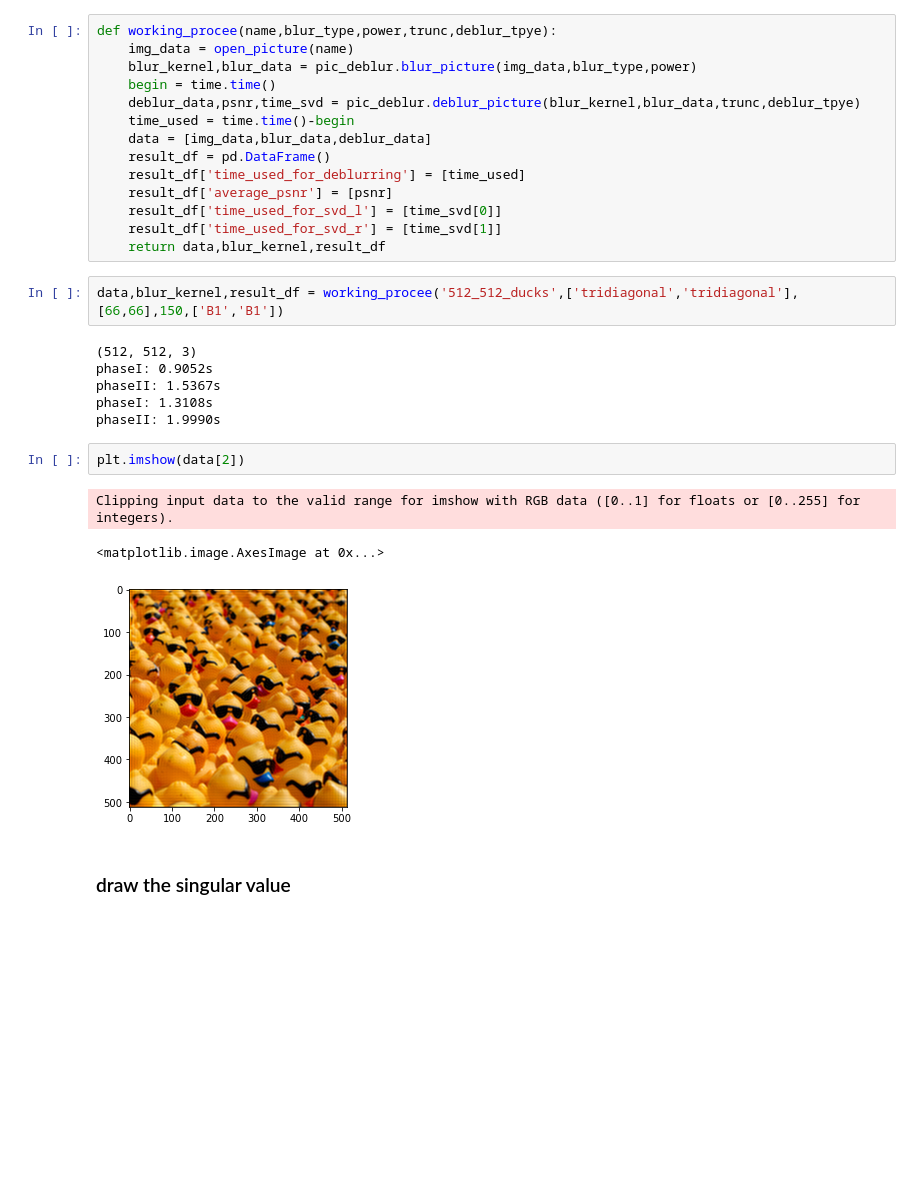
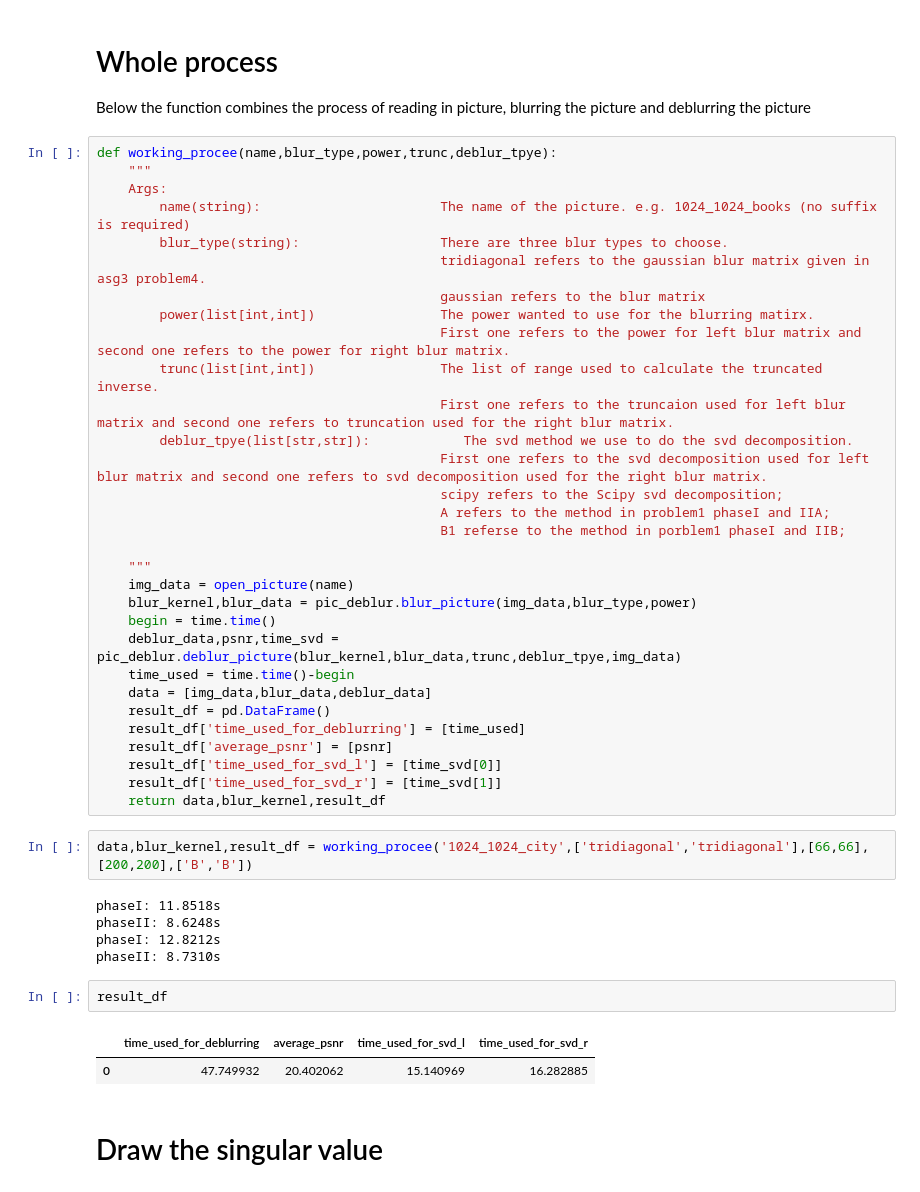
Before and after one commit to Linnore/DDA3005_114514, a Jupyter notebook: problem2.ipynb, the cells around one changed output. Cells and saved outputs as stored; diff of their text form; blank space fills up the shorter version.

```diff
--- a/problem2.ipynb
+++ b/problem2.ipynb
@@ -30,31 +32,50 @@ def open_picture(name:str):
     return img
-# %%
-def working_procee(name,blur_type,power,trunc,deblur_tpye):
-    img_data = open_picture(name)
-    blur_kernel,blur_data = pic_deblur.blur_picture(img_data,blur_type,power)
-    begin = time.time()
-    deblur_data,psnr,time_svd = pic_deblur.deblur_picture(blur_kernel,blur_data,trunc,deblur_tpye)
-    time_used = time.time()-begin
-    data = [img_data,blur_data,deblur_data]
-    result_df = pd.DataFrame()
-    result_df['time_used_for_deblurring'] = [time_used]
-    result_df['average_psnr'] = [psnr]
-    result_df['time_used_for_svd_l'] = [time_svd[0]]
-    result_df['time_used_for_svd_r'] = [time_svd[1]]
-    return data,blur_kernel,result_df
+# %% [markdown]
+# Whole process
+
+Below the function combines the process of reading in picture, blurring the picture and deblurring the picture
+# %%
+def working_procee(name,blur_type,power,trunc,deblur_tpye):
+    """
+    Args:
+        name(string):                       The name of the picture. e.g. 1024_1024_books (no suffix is required)
+        blur_type(string):                  There are three blur types to choose.
+                                            tridiagonal refers to the gaussian blur matrix given in asg3 problem4.
+                                            gaussian refers to the blur matrix
+        power(list[int,int])                The power wanted to use for the blurring matirx.
+                                            First one refers to the power for left blur matrix and second one refers to the power for right blur matrix.
+        trunc(list[int,int])                The list of range used to calculate the truncated inverse.
+                                            First one refers to the truncaion used for left blur matrix and second one refers to truncation used for the right blur matrix.
+        deblur_tpye(list[str,str]):            The svd method we use to do the svd decomposition.
+                                            First one refers to the svd decomposition used for left blur matrix and second one refers to svd decomposition used for the right blur matrix.
+                                            scipy refers to the Scipy svd decomposition;
+                                            A refers to the method in problem1 phaseI and IIA;
+                                            B1 referse to the method in porblem1 phaseI and IIB;
+
+    """
+    img_data = open_picture(name)
+    blur_kernel,blur_data = pic_deblur.blur_picture(img_data,blur_type,power)
+    begin = time.time()
+    deblur_data,psnr,time_svd = pic_deblur.deblur_picture(blur_kernel,blur_data,trunc,deblur_tpye,img_data)
+    time_used = time.time()-begin
+    data = [img_data,blur_data,deblur_data]
+    result_df = pd.DataFrame()
+    result_df['time_used_for_deblurring'] = [time_used]
+    result_df['average_psnr'] = [psnr]
+    result_df['time_used_for_svd_l'] = [time_svd[0]]
+    result_df['time_used_for_svd_r'] = [time_svd[1]]
+    return data,blur_kernel,result_df
 # %%
-data,blur_kernel,result_df = working_procee('512_512_ducks',['tridiagonal','tridiagonal'],[66,66],150,['B1','B1'])
+data,blur_kernel,result_df = working_procee('1024_1024_city',['tridiagonal','tridiagonal'],[66,66],[200,200],['B','B'])
 # %% [output]
-(512, 512, 3)
-phaseI: 0.9052s
-phaseII: 1.5367s
-phaseI: 1.3108s
-phaseII: 1.9990s
+phaseI: 11.8518s
+phaseII: 8.6248s
+phaseI: 12.8212s
+phaseII: 8.7310s
-# %%
-plt.imshow(data[2])
-# %% [output]
-Clipping input data to the valid range for imshow with RGB data ([0..1] for floats or [0..255] for integers).
-<matplotlib.image.AxesImage at 0x...>
-[figure, removed]
+# %%
+result_df
+# %% [output]
+|  | time_used_for_deblurring | average_psnr | time_used_for_svd_l | time_used_for_svd_r |
+| 0 | 47.749932 | 20.402062 | 15.140969 | 16.282885 |
 # %% [markdown]
-### draw the singular value
+# Draw the singular value
```
Also changed, not shown: parts of 12 cells of this notebook, 1 other file.
